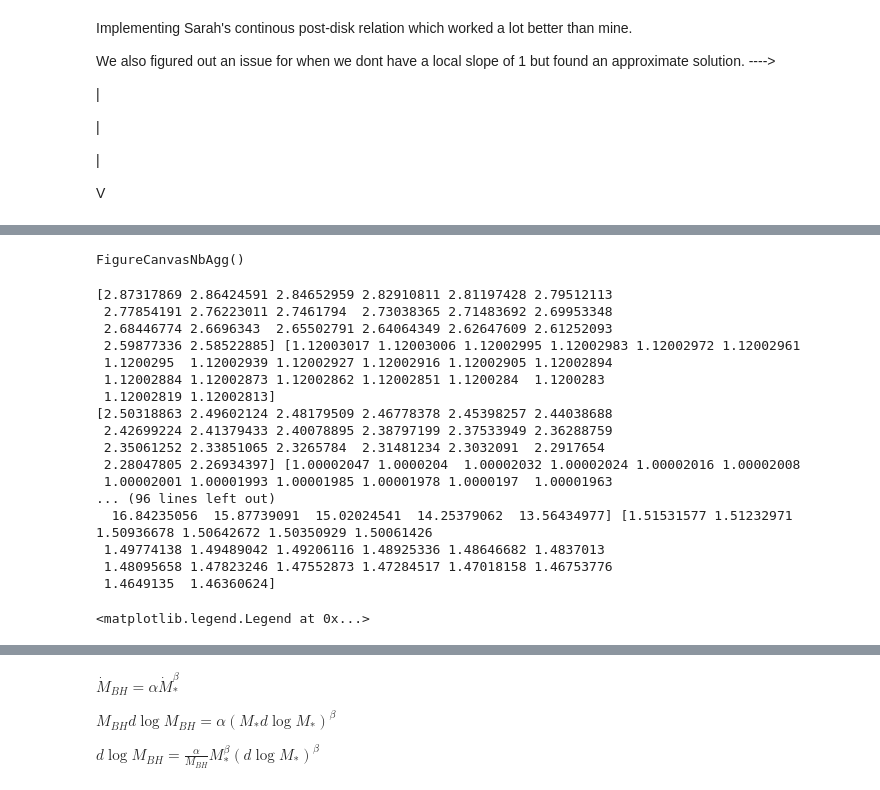
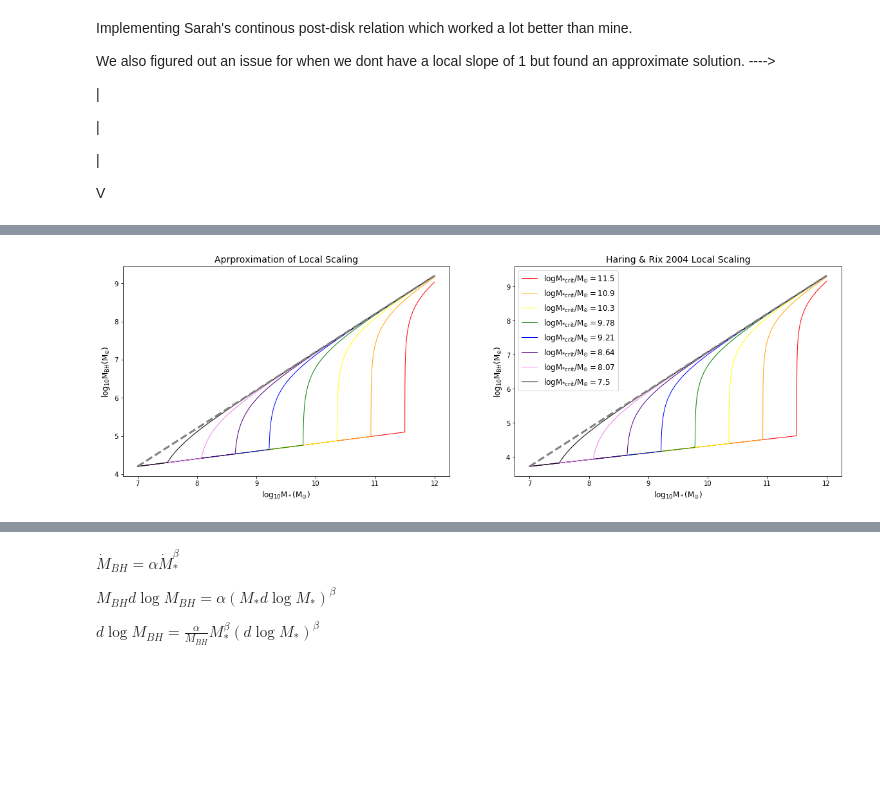
Before and after one commit to megantillman/get_QLF, a Jupyter notebook: function_updates.ipynb, the cells around one changed output, grey strips where cells are left out. Cells and saved outputs as stored; diff of their text form; code cells hidden in the pictures; blank space fills up the shorter version.

```diff
--- a/function_updates.ipynb
+++ b/function_updates.ipynb
@@ -768,7 +805,7 @@ def logMbh(Ms, Ms0, approx_local = False):
 
 colors = ['r','g','b','purple']
 Mstar0 = 9
-for Mstar0, c in zip([11,10,9,8],colors):
+for Mstar0, c in zip([10.3],colors):#[11,10,9,8]
     xpre = np.linspace(7,Mstar0,150)
     xpos = np.linspace(Mstar0,12,150)
 
@@ -787,7 +824,6 @@ for Mstar0, c in zip([11,10,9,8],colors):
 Mstot = np.linspace(7,12,200)
 ax1.plot(Mstot, Mstot * approx[0] + approx[1],c='grey',ls='dashed',lw=3)
 ax2.plot(Mstot, Mstot * local[0] + local[1],c='gray',lw=3,ls='dashed')
-print(local[0],local[1])
 
 ax1.set_xlabel(r'$\log_{10} \rmM_* (\rmM_{\odot})$',fontsize=12)
 ax1.set_ylabel(r'$\log_{10} \rmM_{\rmBH} (\rmM_{\odot})$',fontsize=12)
@@ -795,4 +831,6 @@ ax1.set_title('local relation approximation')
 ax2.set_xlabel(r'$\log_{10} \rmM_* (\rmM_{\odot})$',fontsize=12)
 ax2.set_ylabel(r'$\log_{10} \rmM_{\rmBH} (\rmM_{\odot})$',fontsize=12)
 ax2.set_title('local relation Haring+Rix 2004')
+
+# plt.savefig('plots/general-plots/cont_postdisk_1plot.pdf')
 # %% [output]
@@ -837,53 +858,34 @@ def get_Mbh(logMstar, logMstar0, approx_local = False):
     Ms = 10**logMstar
     Ms0 = 10**logMstar0
     Mbh0 = 10**(logMstar0 * pre_params[0] + pre_params[1])
     beta = post_params[0]
     alpha = 10**norm[1] / 10**(norm[0]*beta)
 
     Mbh = Mbh0 + alpha * Ms[post]**(beta-1) * (Ms[post] - Ms0)
     logMbh[post] = np.log10(Mbh)
     slopes[post] = np.gradient(logMbh[post],logMstar[post])
 
     logMbh[pre] = logMstar[pre] * pre_params[0] + pre_params[1]
     slopes[pre] = pre_params[0]
-    print(slopes[post][:20],slopes[-20:])
     return logMbh
 
 
 fig, (ax1, ax2) = plt.subplots(1, 2, figsize=(20,6))
 
 colors = ['r','orange','yellow','g','b','indigo','violet','black']
 x = np.linspace(7,12,3000)
-for i,c in zip(np.linspace(7.5,11.5,8),colors):
-    ax2.plot(x, get_Mbh(x, i), c=c, label='logM*0 = '+str(i)[:4], lw = 1)
+for i,c in zip(np.linspace(7.5,11.5,8)[::-1],colors):
+    ax2.plot(x, get_Mbh(x, i), c=c, label=r'$\log\rmM_{* \rm{crit}}/\rmM_{\odot} = $'+str(i)[:4], lw = 1)
     ax1.plot(x, get_Mbh(x, i, approx_local=True),c=c, lw=1)
 ax2.plot(x, x*1.12-4.12,c='gray',lw = 3, ls='dashed')
 ax1.plot(x, x-2.8, ls='dashed', lw = 3, c='gray')
 ax1.set_xlabel(r'$\log_{10} \rmM_* (\rmM_{\odot})$',fontsize=12)
 ax1.set_ylabel(r'$\log_{10} \rmM_{\rmBH} (\rmM_{\odot})$',fontsize=12)
 ax1.set_title('Aprproximation of Local Scaling',fontsize=14)
 ax2.set_xlabel(r'$\log_{10} \rmM_* (\rmM_{\odot})$',fontsize=12)
 ax2.set_ylabel(r'$\log_{10} \rmM_{\rmBH} (\rmM_{\odot})$',fontsize=12)
 ax2.set_title('Haring & Rix 2004 Local Scaling', fontsize=14)
 ax2.legend(fontsize = 12)
-# plt.savefig('plots/general-plots/cont-postdisk-comparison.pdf')
+plt.savefig('plots/paper-plots/cont-postdisk-comparison.pdf')
 # %% [output]
-FigureCanvasNbAgg()
-[2.87317869 2.86424591 2.84652959 2.82910811 2.81197428 2.79512113
- 2.77854191 2.76223011 2.7461794  2.73038365 2.71483692 2.69953348
- 2.68446774 2.6696343  2.65502791 2.64064349 2.62647609 2.61252093
- 2.59877336 2.58522885] [1.12003017 1.12003006 1.12002995 1.12002983 1.12002972 1.12002961
- 1.1200295  1.12002939 1.12002927 1.12002916 1.12002905 1.12002894
- 1.12002884 1.12002873 1.12002862 1.12002851 1.1200284  1.1200283
- 1.12002819 1.12002813]
-[2.50318863 2.49602124 2.48179509 2.46778378 2.45398257 2.44038688
- 2.42699224 2.41379433 2.40078895 2.38797199 2.37533949 2.36288759
- 2.35061252 2.33851065 2.3265784  2.31481234 2.3032091  2.2917654
- 2.28047805 2.26934397] [1.00002047 1.0000204  1.00002032 1.00002024 1.00002016 1.00002008
- 1.00002001 1.00001993 1.00001985 1.00001978 1.0000197  1.00001963
-... (96 lines left out)
-  16.84235056  15.87739091  15.02024541  14.25379062  13.56434977] [1.51531577 1.51232971 1.50936678 1.50642672 1.50350929 1.50061426
- 1.49774138 1.49489042 1.49206116 1.48925336 1.48646682 1.4837013
- 1.48095658 1.47823246 1.47552873 1.47284517 1.47018158 1.46753776
- 1.4649135  1.46360624]
-<matplotlib.legend.Legend at 0x...>
+[figure, added]
```
Also changed, not shown: parts of 10 cells of this notebook.
